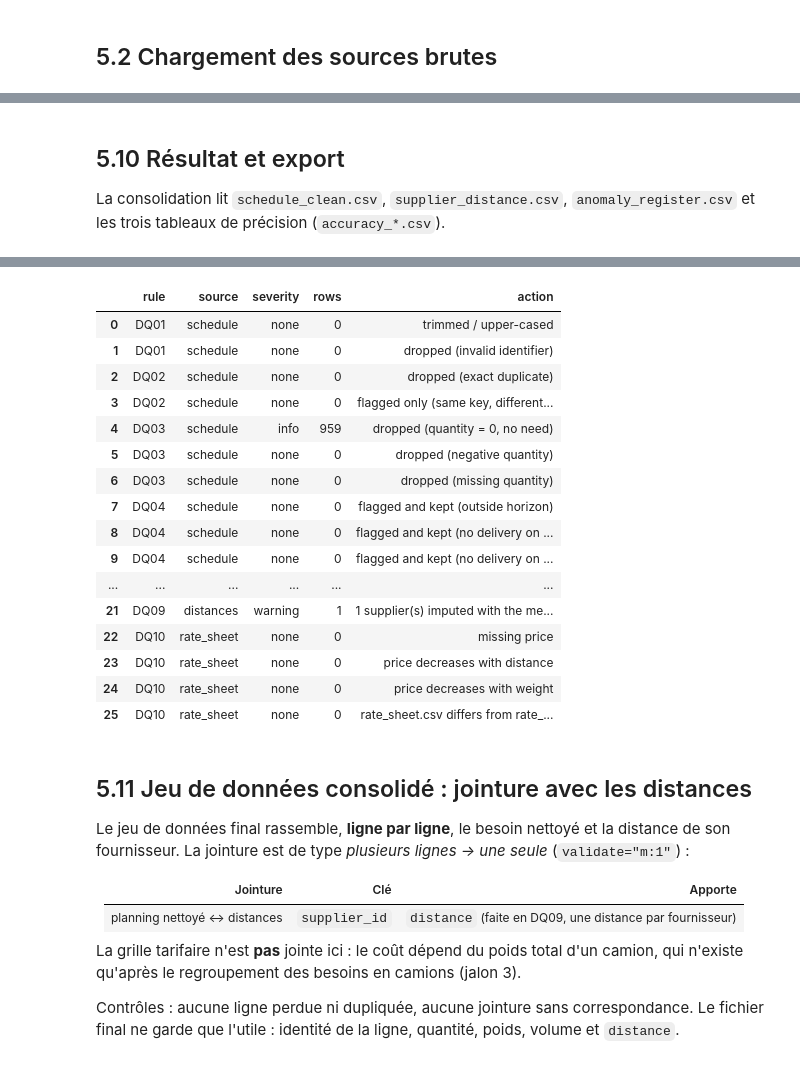
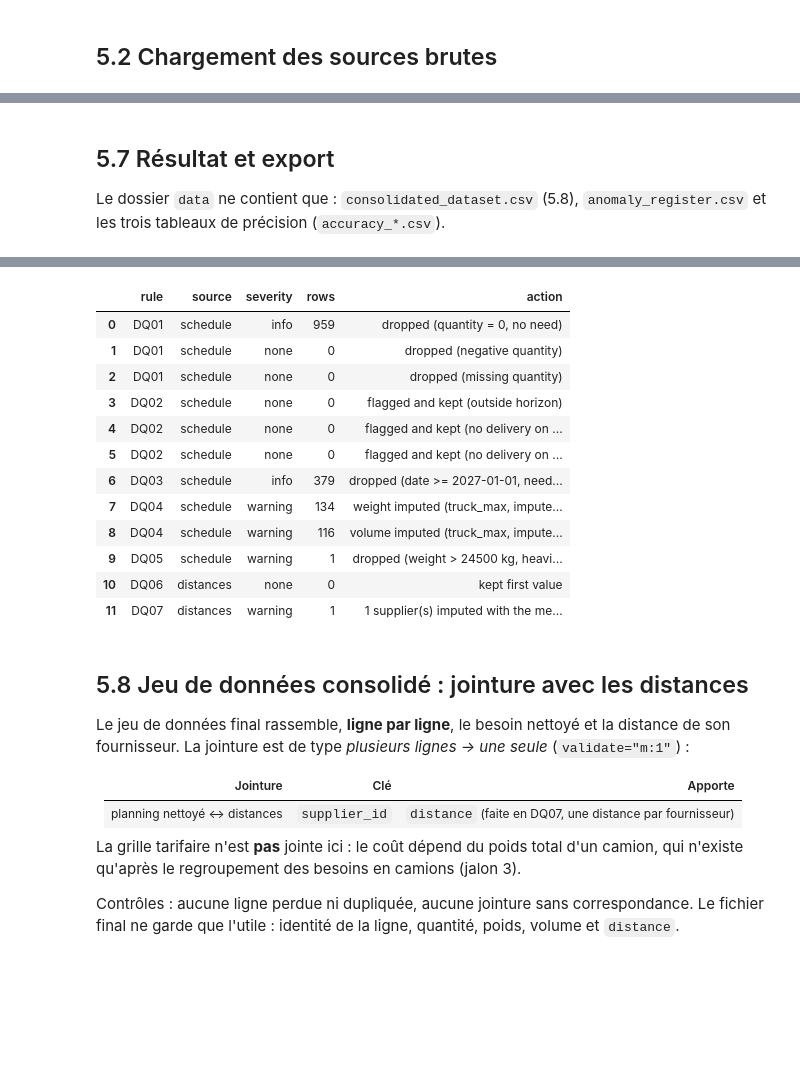
Before and after one commit to exauceh/delivery_schedule_optimization, a Jupyter notebook: milestone1/milestone1.ipynb, the cells around one changed output, grey strips where cells are left out. Saved outputs shown, nothing was run; the diff lists cells and outputs as text; code cells hidden in the pictures; blank space fills up the shorter version.

```diff
--- a/milestone1/milestone1.ipynb
+++ b/milestone1/milestone1.ipynb
@@ -1206,21 +1141,0 @@ schedule_raw.head()
-# %%
-ID_PATTERNS: dict[str, str] = {
-    "supplier_id": r"SUP_\d{5}",
-    "material": r"MAT_\d{6}",
-    "plant": r"PLT_\d{3}",
-    "unloading_point": r"ULP_\d{4}",
-}
-
-n_reformatted = 0
-invalid = pd.Series(False, index=schedule.index)
-for column, pattern in ID_PATTERNS.items():
-    cleaned = schedule[column].astype("string").str.strip().str.upper()
-    n_reformatted += int((cleaned != schedule[column]).sum())
-    schedule[column] = cleaned
-    invalid |= ~cleaned.str.fullmatch(pattern).fillna(False)
-
-register("DQ01", "schedule", "warning", n_reformatted, "trimmed / upper-cased")
-register("DQ01", "schedule", "error", int(invalid.sum()), "dropped (invalid identifier)")
-schedule = schedule.loc[~invalid].copy()
-
-schedule.head()
@@ -1243,7 +1141,0 @@ mais ont des valeurs différentes sont signalées et conservées : les additionn
-# %%
-n_exact = int(schedule.duplicated().sum())
-schedule = schedule.drop_duplicates()
-register("DQ02", "schedule", "warning", n_exact, "dropped (exact duplicate)")
-
-n_key = int(schedule.duplicated(list(cfg.key_columns), keep=False).sum())
-register("DQ02", "schedule", "error", n_key, "flagged only (same key, different values)")
@@ -1535,12 +1365,14 @@ def accuracy(df: pd.DataFrame) -> pd.Series:
     """Share of original (non-imputed) rows and weight in `df`."""
     modified = df["weight_imputed"] | df["volume_imputed"] | df["distance_imputed"]
     original_weight = df["weight"].where(~df["weight_imputed"], 0.0)
+    original_volume = df["volume"].where(~df["volume_imputed"], 0.0)
     return pd.Series(
         {
             "rows": len(df),
             "rows_modified": int(modified.sum()),
             "rows_accuracy": 1 - float(modified.mean()),
             "weight_accuracy": float(original_weight.sum() / df["weight"].sum()),
+            "volume_accuracy": float(original_volume.sum() / df["volume"].sum()),
         }
     )
 
@@ -1554,9 +1386,10 @@ accuracy_by_couple = pd.DataFrame(
 accuracy_by_couple.index.names = ["supplier_id", "plant"]
 
 logger.info(
-    "Accuracy: rows %.1f%% | weight %.1f%% | %d row(s) modified, %d removed",
+    "Accuracy: rows %.1f%% | weight %.1f%% | volume %.1f%% | %d row(s) modified, %d removed",
     100 * accuracy_global["rows_accuracy"],
     100 * accuracy_global["weight_accuracy"],
+    100 * accuracy_global["volume_accuracy"],
     accuracy_global["rows_modified"],
     accuracy_global["rows_removed"],
 )
@@ -1571,6 +1404,6 @@ accuracy_by_plant.round(4)
 # %% [markdown]
-## 5.10 Résultat et export
-La consolidation lit `schedule_clean.csv`, `supplier_distance.csv`, `anomaly_register.csv` et les trois tableaux de précision (`accuracy_*.csv`).
+## 5.7 Résultat et export
+Le dossier `data` ne contient que : `consolidated_dataset.csv` (5.8), `anomaly_register.csv` et les trois tableaux de précision (`accuracy_*.csv`).
 # %%
 schedule_clean = schedule
 anomaly_register = pd.DataFrame(ANOMALIES)
@@ -1582,13 +1415,11 @@ assert not schedule_clean.duplicated(list(cfg.key_columns)).any()
 logger.info("Raw: %d rows -> clean: %d rows", len(schedule_raw), len(schedule_clean))
 
 cfg.output_dir.mkdir(parents=True, exist_ok=True)
-schedule_clean.to_csv(cfg.output_dir / "schedule_clean.csv", index=False)
-supplier_distance.to_csv(cfg.output_dir / "supplier_distance.csv", index=False)
 anomaly_register.to_csv(cfg.output_dir / "anomaly_register.csv", index=False)
 accuracy_global.to_frame("value").to_csv(cfg.output_dir / "accuracy_global.csv")
 accuracy_by_plant.to_csv(cfg.output_dir / "accuracy_by_plant.csv")
 accuracy_by_couple.to_csv(cfg.output_dir / "accuracy_by_couple.csv")
-logger.info("Files written to %s", cfg.output_dir.resolve())
+logger.info("Registry and accuracy files written to %s", cfg.output_dir.resolve())
 
 anomaly_register
 # %% [output]
@@ -1597,29 +1428,25 @@ anomaly_register
 |  | rule | source | severity | rows | action |
-| 0 | DQ01 | schedule | none | 0 | trimmed / upper-cased |
-| 1 | DQ01 | schedule | none | 0 | dropped (invalid identifier) |
-| 2 | DQ02 | schedule | none | 0 | dropped (exact duplicate) |
-| 3 | DQ02 | schedule | none | 0 | flagged only (same key, different... |
-| 4 | DQ03 | schedule | info | 959 | dropped (quantity = 0, no need) |
-| 5 | DQ03 | schedule | none | 0 | dropped (negative quantity) |
-| 6 | DQ03 | schedule | none | 0 | dropped (missing quantity) |
-| 7 | DQ04 | schedule | none | 0 | flagged and kept (outside horizon) |
-| 8 | DQ04 | schedule | none | 0 | flagged and kept (no delivery on ... |
-| 9 | DQ04 | schedule | none | 0 | flagged and kept (no delivery on ... |
-| ... | ... | ... | ... | ... | ... |
-| 21 | DQ09 | distances | warning | 1 | 1 supplier(s) imputed with the me... |
-| 22 | DQ10 | rate_sheet | none | 0 | missing price |
-| 23 | DQ10 | rate_sheet | none | 0 | price decreases with distance |
-| 24 | DQ10 | rate_sheet | none | 0 | price decreases with weight |
-| 25 | DQ10 | rate_sheet | none | 0 | rate_sheet.csv differs from rate_... |
+| 0 | DQ01 | schedule | info | 959 | dropped (quantity = 0, no need) |
+| 1 | DQ01 | schedule | none | 0 | dropped (negative quantity) |
+| 2 | DQ01 | schedule | none | 0 | dropped (missing quantity) |
+| 3 | DQ02 | schedule | none | 0 | flagged and kept (outside horizon) |
+| 4 | DQ02 | schedule | none | 0 | flagged and kept (no delivery on ... |
+| 5 | DQ02 | schedule | none | 0 | flagged and kept (no delivery on ... |
+| 6 | DQ03 | schedule | info | 379 | dropped (date >= 2027-01-01, need... |
+| 7 | DQ04 | schedule | warning | 134 | weight imputed (truck_max, impute... |
+| 8 | DQ04 | schedule | warning | 116 | volume imputed (truck_max, impute... |
+| 9 | DQ05 | schedule | warning | 1 | dropped (weight > 24500 kg, heavi... |
+| 10 | DQ06 | distances | none | 0 | kept first value |
+| 11 | DQ07 | distances | warning | 1 | 1 supplier(s) imputed with the me... |
 # %% [markdown]
-## 5.11 Jeu de données consolidé : jointure avec les distances
+## 5.8 Jeu de données consolidé : jointure avec les distances
 
 Le jeu de données final rassemble, **ligne par ligne**, le besoin nettoyé et la distance de son fournisseur.
 La jointure est de type *plusieurs lignes → une seule* (`validate="m:1"`) :
 
 | Jointure | Clé | Apporte |
 | :--- | :--- | :--- |
-| planning nettoyé ↔ distances | `supplier_id` | `distance` (faite en DQ09, une distance par fournisseur) |
+| planning nettoyé ↔ distances | `supplier_id` | `distance` (faite en DQ07, une distance par fournisseur) |
 
 La grille tarifaire n'est **pas** jointe ici : le coût dépend du poids total d'un camion, qui n'existe qu'après le regroupement
 des besoins en camions (jalon 3).
```
Also changed, not shown: parts of 39 cells of this notebook, 12 other files.
